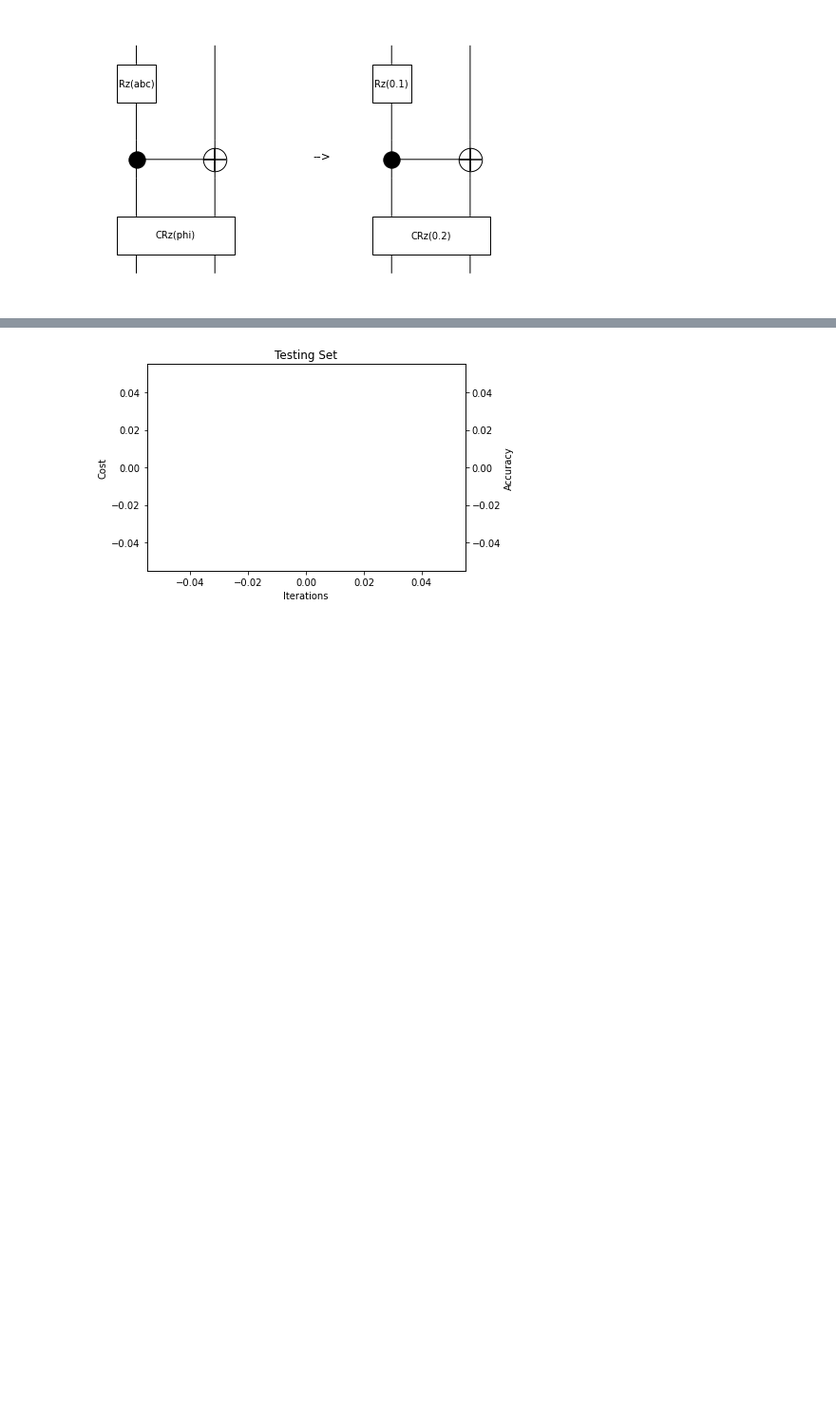
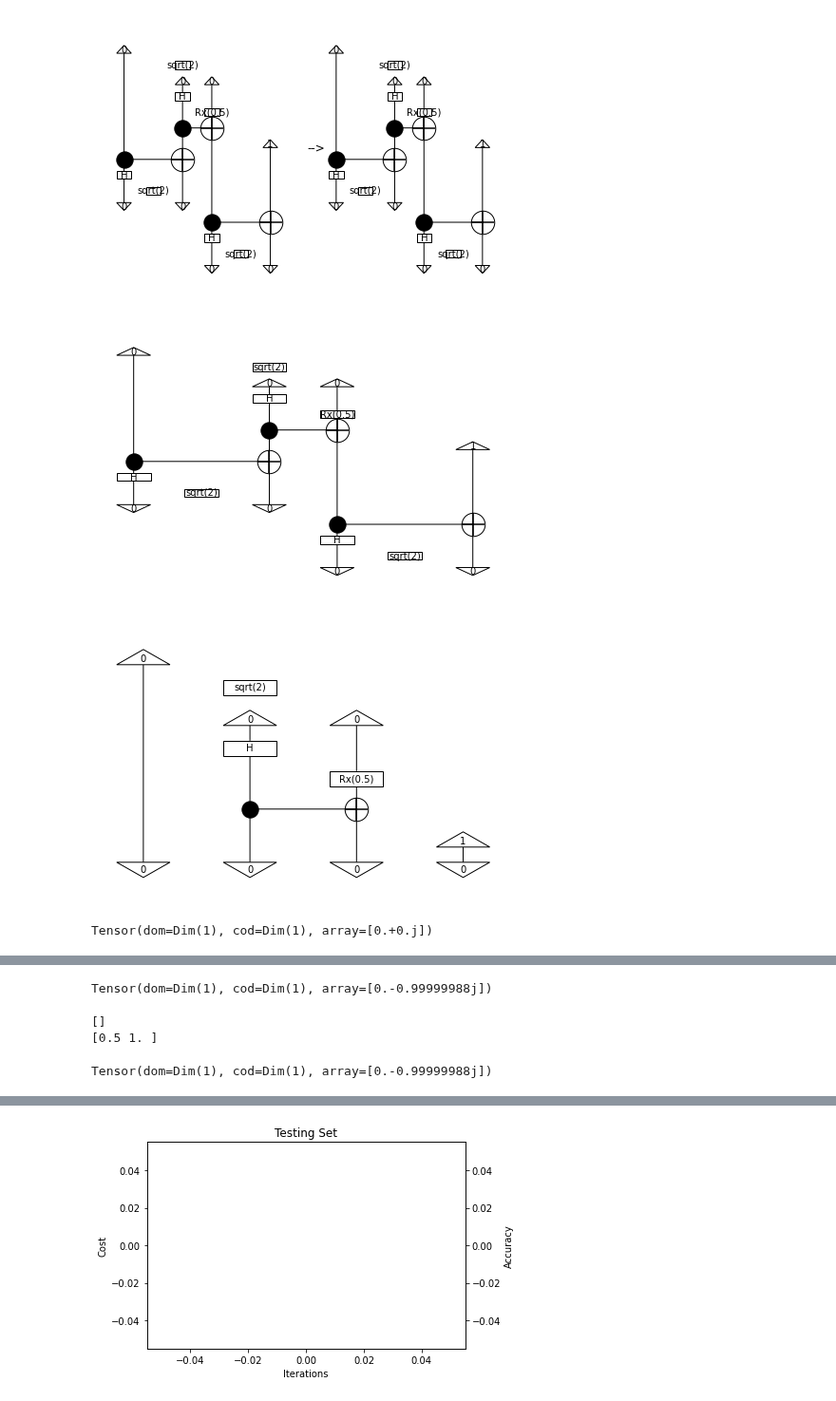
Before and after one commit to CDL-Quantum/CohortProject_2021, a Jupyter notebook: Week4_NLP/notebook.ipynb, the cells around one changed output, grey strips where cells are left out. Shown at 95% size. Drawn from its saved outputs; the diff is of its cells as text; code cells hidden in the pictures; blank space fills up the shorter version.

```diff
--- a/Week4_NLP/notebook.ipynb
+++ b/Week4_NLP/notebook.ipynb
@@ -65,31 +194,76 @@ grammar.draw(NVN_example('Alice', 'likes', 'Bob'))
 # %%
 #******************************************
 # Generate your circuits
 #******************************************
 # TODO: Implement your own functorial ansatz conversion!
 # The `qnlp-tutorial` has some code on this.
 # https://discopy.readthedocs.io/en/main/notebooks/qnlp-tutorial.html
 # You may also find discopy's `IQPansatz` function useful.
 
 # Suggestion: Draw some DisCoCat diagrams alongside their circuit diagrams
 # and compare them
 
 # TODO implement diagram2circuit
 # diagram2circuit = None
 
+from discopy.quantum import Circuit, sqrt, Ket, H, Rx, CX, SWAP,circuit
+#import numpy as np
+from discopy import CircuitFunctor, qubit, Functor
+
+# Ansatz for words with type `n`, e.g. 'Alice', 'Bob'
+def intransitive_ansatz(phase):
+    return Ket(0) >> Rx(phase)
+
+# Ansatz for words with type `n.r @ s @ n.l`, e.g. 'loves'
+def transitive_ansatz(phase):
+    return sqrt(2) @ Ket(0, 0) >> H @ Rx(phase) >> CX
+
+GHZ = sqrt(2) @ Ket(0, 0, 0)\
+    >> Circuit.id(1) @ H @ Circuit.id(1)\
+    >> Circuit.id(1) @ CX\
+    >> (SWAP >>  CX) @ Circuit.id(1)
+sym = symbols("abc")
+params0 = np.array([0.5, 1.0])
+
+#diagram2circuit = CircuitFunctor(
+diagram2circuit = circuit.Functor(
+    ob={s: qubit ** 0, n: qubit ** 1},
+    ar={Alice: Ket(0),
+        loves: transitive_ansatz(params0[0]),
+        Bob: Ket(1),
+        who: GHZ,
+        is_rich: intransitive_ansatz(params0[1])})
+
+
+pltest = (Alice @ loves @ Bob) #>>H @ Circuit.id(1)
+dimdd = (diagram2circuit(pltest)>>Bra(0,0,0,0))
+pl = diagram2circuit(pltest)
 train_circuits = [diagram2circuit(d) for d in train_diagrams]
 dev_circuits = [diagram2circuit(d) for d in dev_diagrams]
 test_circuits = [diagram2circuit(d) for d in test_diagrams]
 
 # You can define parameterised circuits in DisCoPy
 # using sympy variables, then substituting them using `lambdify`
 from discopy import drawing
 from discopy.quantum import Id, Rz, CX, CRz
 from sympy.abc import symbols, phi
 
 
 sym = symbols("abc")
-circ = Rz(sym) @ Id(1) >> CX >> CRz(phi)
+params = np.array([0.5, 1.0])
+circ = train_circuits[0]
+#circ = Rz(sym) @ Id(1) >> CX >> CRz(phi)
 drawing.equation(circ, circ.lambdify(sym, phi)(0.1, 0.2), symbol='-->')
+from discopy.quantum import Ket, Bra
+#(Ket(0, 0) >> circ.draw())
+circ.draw()
+#test =Ket(0,0) >> circ >> Bra(0,0)
+(dimdd.lambdify(phi)(0.1)).draw()
+print((dimdd.lambdify(phi)(0.1)).eval())
+train_circuits[0].draw()
+print(train_circuits[0].eval())
 # %% [output]
-[figure, old version]
+[figure, new version]
+[figure, added]
+[figure, added]
+Tensor(dom=Dim(1), cod=Dim(1), array=[0.+0.j])
@@ -96,3 +271,4 @@ drawing.equation(circ, circ.lambdify(sym, phi)(0.1, 0.2), symbol='-->')
+Tensor(dom=Dim(1), cod=Dim(1), array=[0.-0.99999988j])
 # %%
 # These imports will come in handy when you want to run
 # backend simulations.
@@ -110,6 +286,12 @@ circuits = train_circuits + dev_circuits + test_circuits
 parameters = sorted({
     s for circ in circuits for s in circ.free_symbols
 }, key=default_sort_key)
+print(parameters)
+print(params)
+#parameters =['a']
+# %% [output]
+[]
+[0.5 1. ]
 # %%
 def normalise(predicts):
     # apply smoothing to predicts
@@ -132,6 +314,9 @@ def make_pred_fn(circuits):
         return predictions
 
     return pred_fn
+print((train_circuits[0]).eval())
+# %% [output]
+Tensor(dom=Dim(1), cod=Dim(1), array=[0.-0.99999988j])
 # %%
 train_pred_fn = jit(make_pred_fn(train_circuits))
 dev_pred_fn = jit(make_pred_fn(dev_circuits))
```
Also changed, not shown: parts of 18 cells of this notebook.
